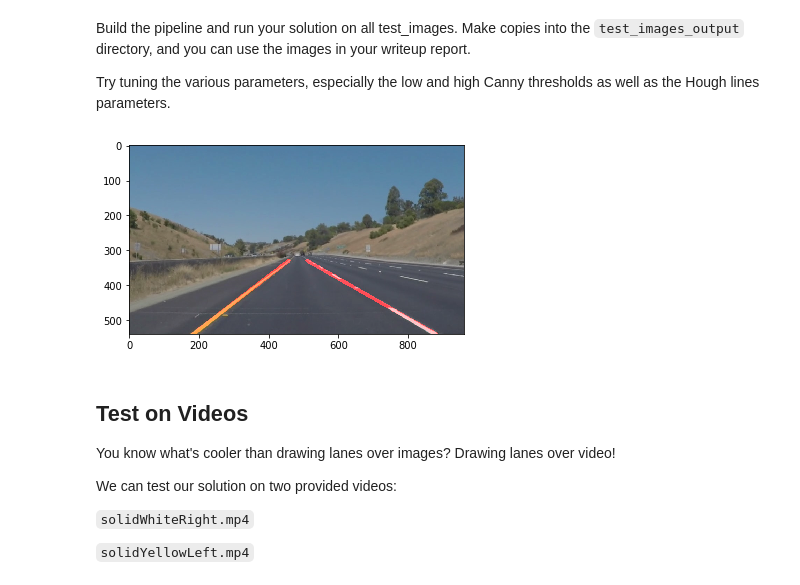
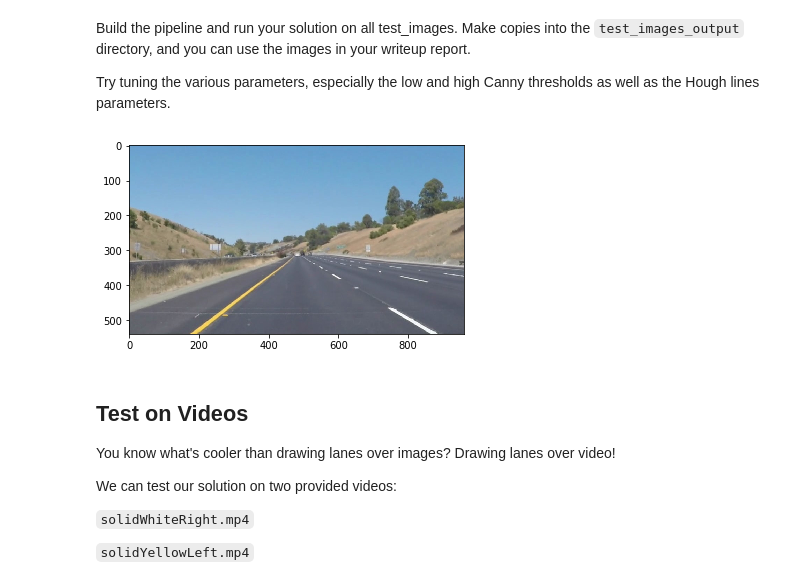
Before and after one commit to bakamoridesu/CarND-LaneLines-P1, a Jupyter notebook: P1.ipynb, the cells around one changed output. Drawn from its saved outputs; the diff is of its cells as text; code cells hidden in the pictures.

Commit message:
Little fixes and the bad image added

```diff
--- a/P1.ipynb
+++ b/P1.ipynb
@@ -202,7 +202,7 @@ def draw_lines(img, lines, y_top, color=[255, 0, 0], thickness=10):
     if(left.size > 0):
         x_bot_left = get_mean(left, 0)
         x_top_left = get_mean(left, 1)
-        x_top = interpolate_x(x_bot_left, y_bot, x_top_left, y_top, 330);
+        x_top = extrapolate_x(x_bot_left, y_bot, x_top_left, y_top, 330);
         cv2.line(img, (x_bot_left, y_bot), (x_top, 330), color, thickness)
 
 def hough_lines(img, rho, theta, threshold, min_line_len, max_line_gap, mask_top):
@@ -265,35 +265,35 @@ def formatimg(image):
 
     # define top region of the mask
     mask_top = 340
     # cut polygonial region
     vertices = np.array([[(100,539),(450, mask_top), (530, mask_top), (imshape[1]-50,imshape[0])]], dtype=np.int32)
     masked_image = region_of_interest(edges, vertices)
     # params for Hough grid:
     rho = 2
     theta = np.pi/180
     threshold = 50
     min_line_length = 30
     max_line_gap = 7
     line_image = np.copy(image)*0
 
     #apply Hough grid and output the result overlaid on origin image
     lines = hough_lines(masked_image, rho, theta, threshold, min_line_length, max_line_gap, mask_top)
-    return weighted_img(lines, image)
+    return image# weighted_img(lines, image)
 
 # Loop over all image in input dir
 # draw lines on them
 # and save formatted images to output folder
 
 n = len(imgarr)
 for i in range(n):
     image = mpimg.imread("test_images/" +imgarr[i])
     formatted = formatimg(image)
     imgplot = plt.imshow(formatted)
     if not os.path.exists(outputPath):
         os.makedirs(outputPath)
     plt.savefig(outputPath+imgarr[i])
 # %% [output]
-[figure, old version]
+[figure, new version]
 # %% [markdown]
 ## Test on Videos
 
```
Also changed, not shown: parts of 1 cell of this notebook, 1 other file.
